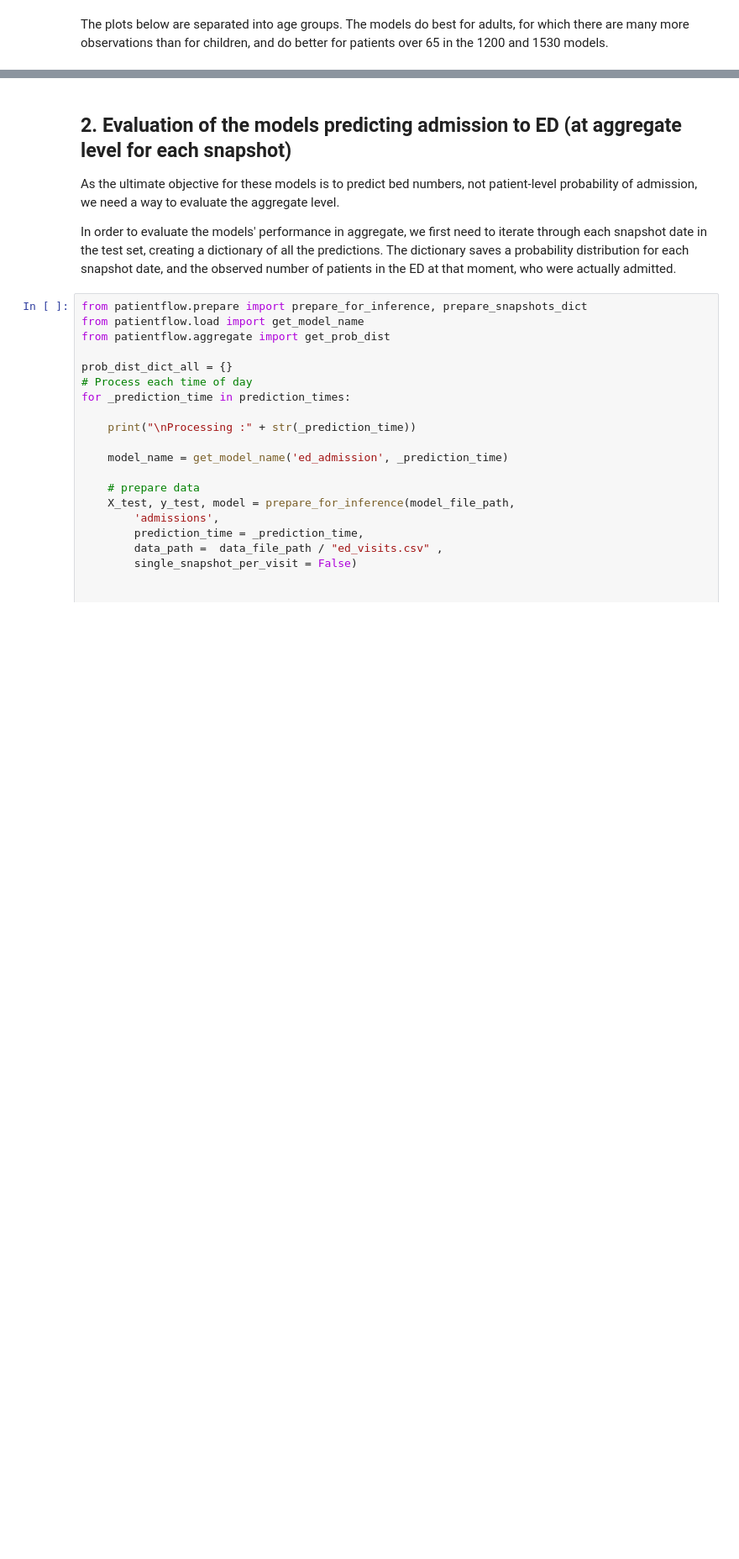
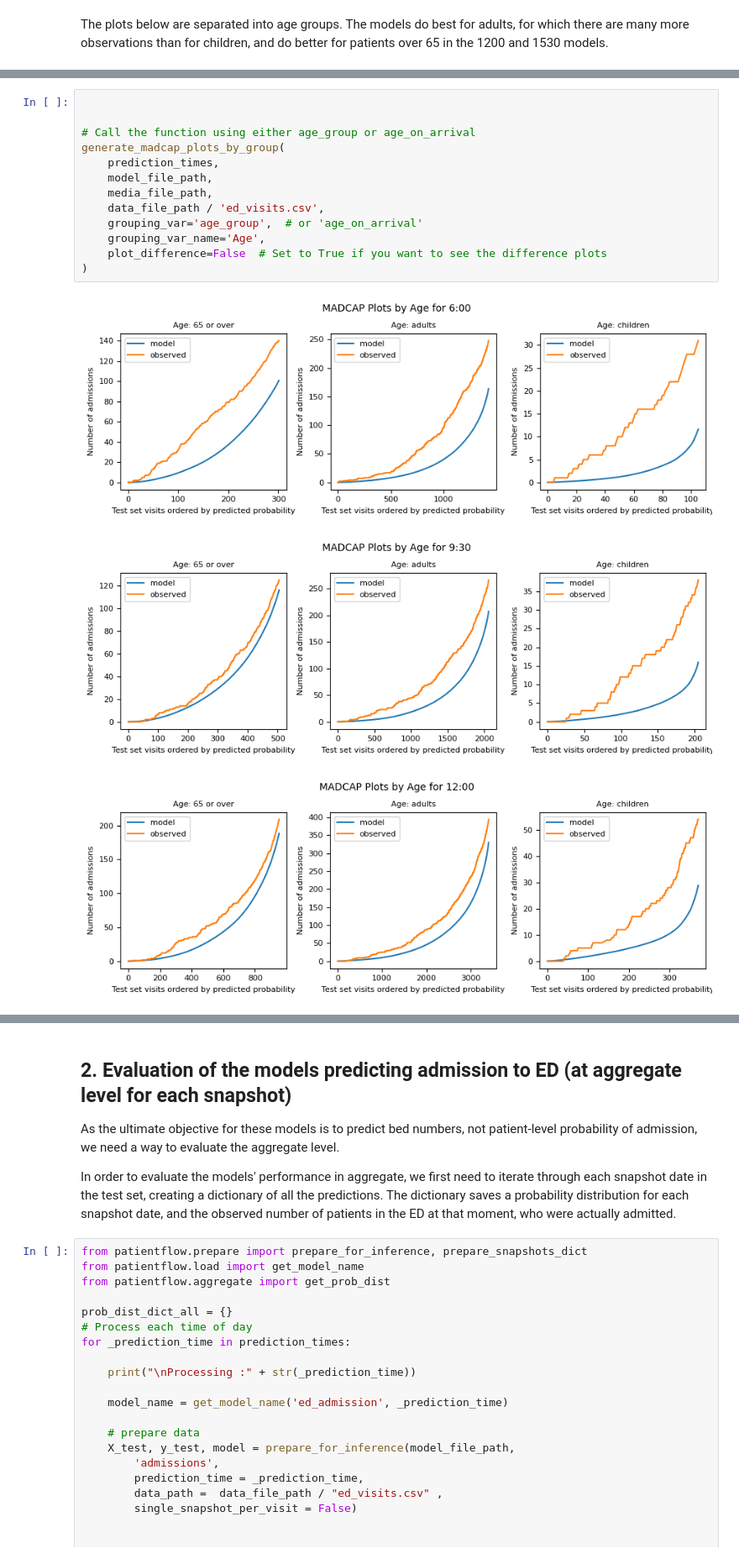
Before and after one commit to zmek/patientflow, a Jupyter notebook: notebooks/5_Evaluate_model_performance.ipynb, the cells around one changed output, grey strips where cells are left out. Shown at 84% size. Drawn from its saved outputs; the diff is of its cells as text; blank space fills up the shorter version.

```diff
--- a/notebooks/5_Evaluate_model_performance.ipynb
+++ b/notebooks/5_Evaluate_model_performance.ipynb
@@ -251,0 +239,17 @@ generate_madcap_plots(prediction_times, 'age_group', 'Age')
+# %%
+
+
+# Call the function using either age_group or age_on_arrival
+generate_madcap_plots_by_group(
+    prediction_times,
+    model_file_path,
+    media_file_path,
+    data_file_path / 'ed_visits.csv',
+    grouping_var='age_group',  # or 'age_on_arrival'
+    grouping_var_name='Age',
+    plot_difference=False  # Set to True if you want to see the difference plots
+)
+# %% [output]
+[figure, added]
+[figure, added]
+[figure, added]
```
Also changed, not shown: parts of 3 cells of this notebook, 6 other files.
